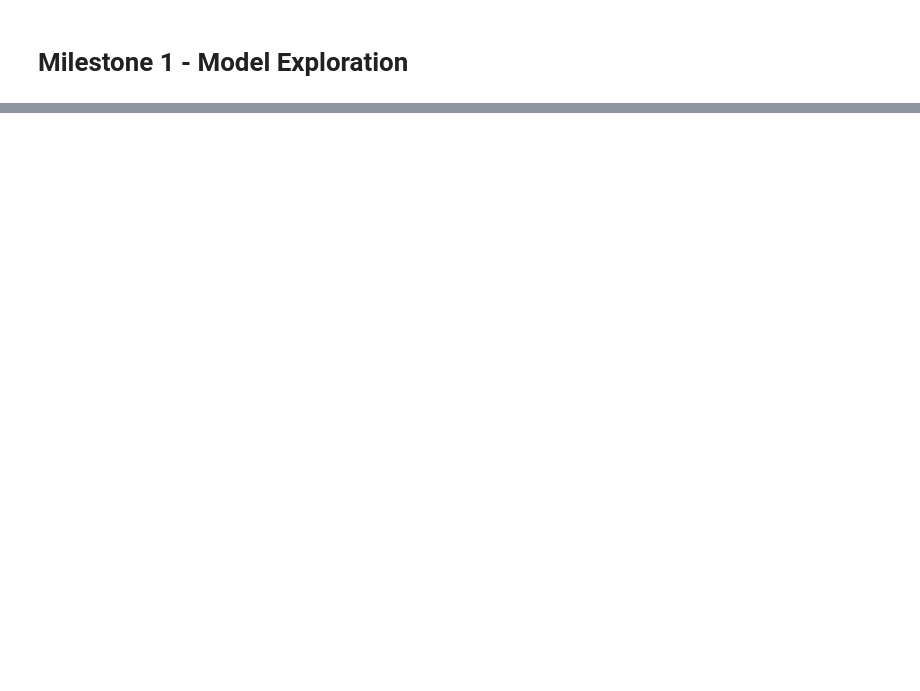
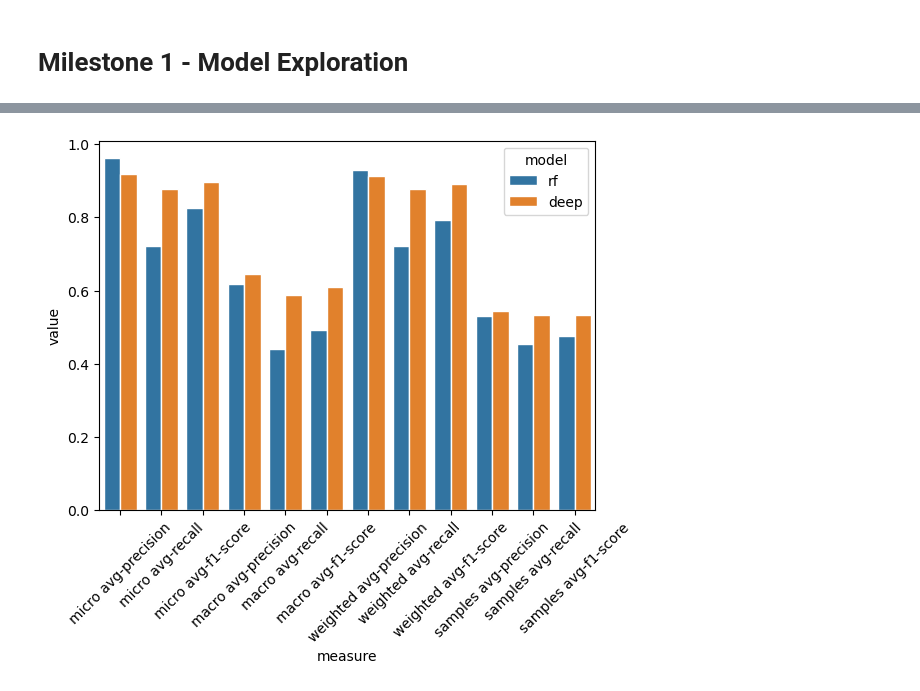
Before and after one commit to WebSchw/Tempo, a Jupyter notebook: docs/trial.ipynb, the cells around one changed output, grey strips where cells are left out. Drawn from its saved outputs; the diff is of its cells as text; code cells hidden in the pictures; blank space fills up the shorter version.

Commit message:
added perceptron classifier and evaluation metrics

```diff
--- a/docs/trial.ipynb
+++ b/docs/trial.ipynb
@@ -37,0 +40,26 @@ y_pred.shape
+# %%
+report_rf=metrics.classification_report(
+    y_test,
+    y_pred_rf,
+    output_dict=True,#,target_names=['class A', 'class B', 'class C']
+    zero_division=0
+)
+
+report_deep=metrics.classification_report(
+    y_test,
+    y_pred_deep,
+    output_dict=True,#,target_names=['class A', 'class B', 'class C']
+    zero_division=0
+)
+# %%
+macros=['micro avg','macro avg','weighted avg','samples avg']
+scores=['precision','recall','f1-score']
+# %%
+df = pd.DataFrame(columns=['model','measure','value'])
+# %%
+for macro in macros:
+    for score in scores:
+        df.loc[len(df)] = ['rf',macro+'-'+score,report_rf[macro][score]]
+        df.loc[len(df)] = ['deep',macro+'-'+score,report_deep[macro][score]]
+
+df.head()
@@ -38,3 +73,14 @@ y_pred.shape
+# %%
+
+sns.barplot(x = 'measure', y = 'value', hue = 'model', data = df,
+            palette = 'tab10', edgecolor = 'w')
+# tips.groupby(['day','model']).mean()
+# sns.set(font_scale = 5)
+plt.xticks(rotation=45)
+plt.savefig("model_comparison.jpg",dpi=300 )
+plt.show()
+# %% [output]
+[figure, added]
 # %%
 # print(metrics.classification_report(y_pred, y_test))
 # %%
```
Also changed, not shown: parts of 11 cells of this notebook.
